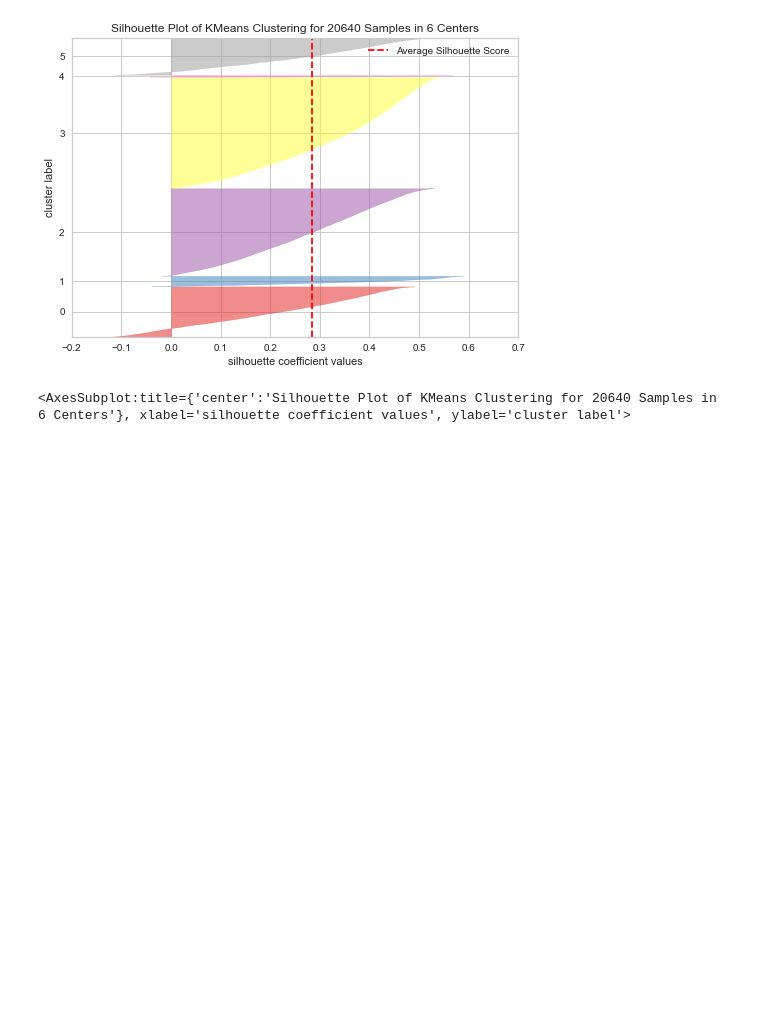
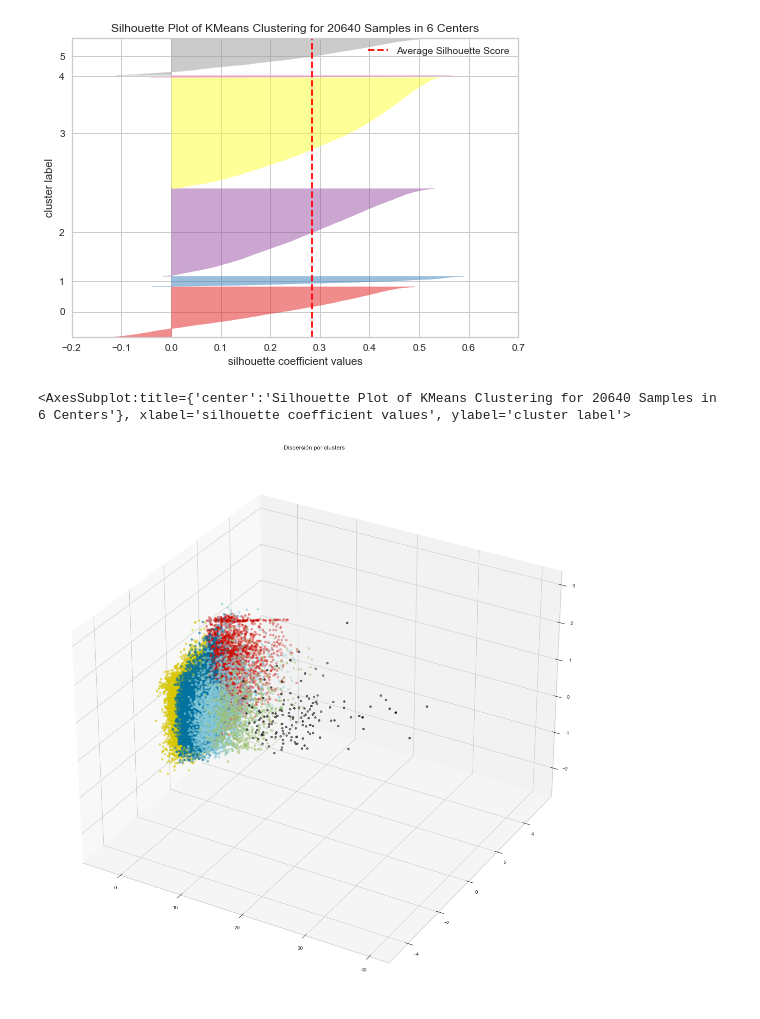
Before and after one commit to agucitri/DS-ONLINE-76, a Jupyter notebook: clase_repaso.ipynb, the cells around one changed output. Saved outputs shown, nothing was run; the diff lists cells and outputs as text; code cells hidden in the pictures; blank space fills up the shorter version.

```diff
--- a/clase_repaso.ipynb
+++ b/clase_repaso.ipynb
@@ -382,3 +382,16 @@ silhouette.show()
 # %% [output]
 [figure]
 <AxesSubplot:title={'center':'Silhouette Plot of KMeans Clustering for 20640 Samples in 6 Centers'}, xlabel='silhouette coefficient values', ylabel='cluster label'>
+# %%
+X1["cluster"] = pd.Series(kmeans.predict(X1)).apply(lambda x: f"cluster_{int(x + 1)}")
+# %%
+colors = {key: value for key, value in zip(sorted(X1["cluster"].unique()), ["r", "g", "b", "y", "k", "c"])}
+# %%
+fig = plt.figure(figsize=(20, 20))
+ax = plt.axes(projection="3d")
+
+ax.scatter3D(X1["PC1"], X1["PC2"], X1["PC3"], color=X1["cluster"].map(colors))
+plt.title("Dispersión por clusters")
+plt.show()
+# %% [output]
+[figure, added]
```
Also changed, not shown: parts of 2 cells of this notebook.
